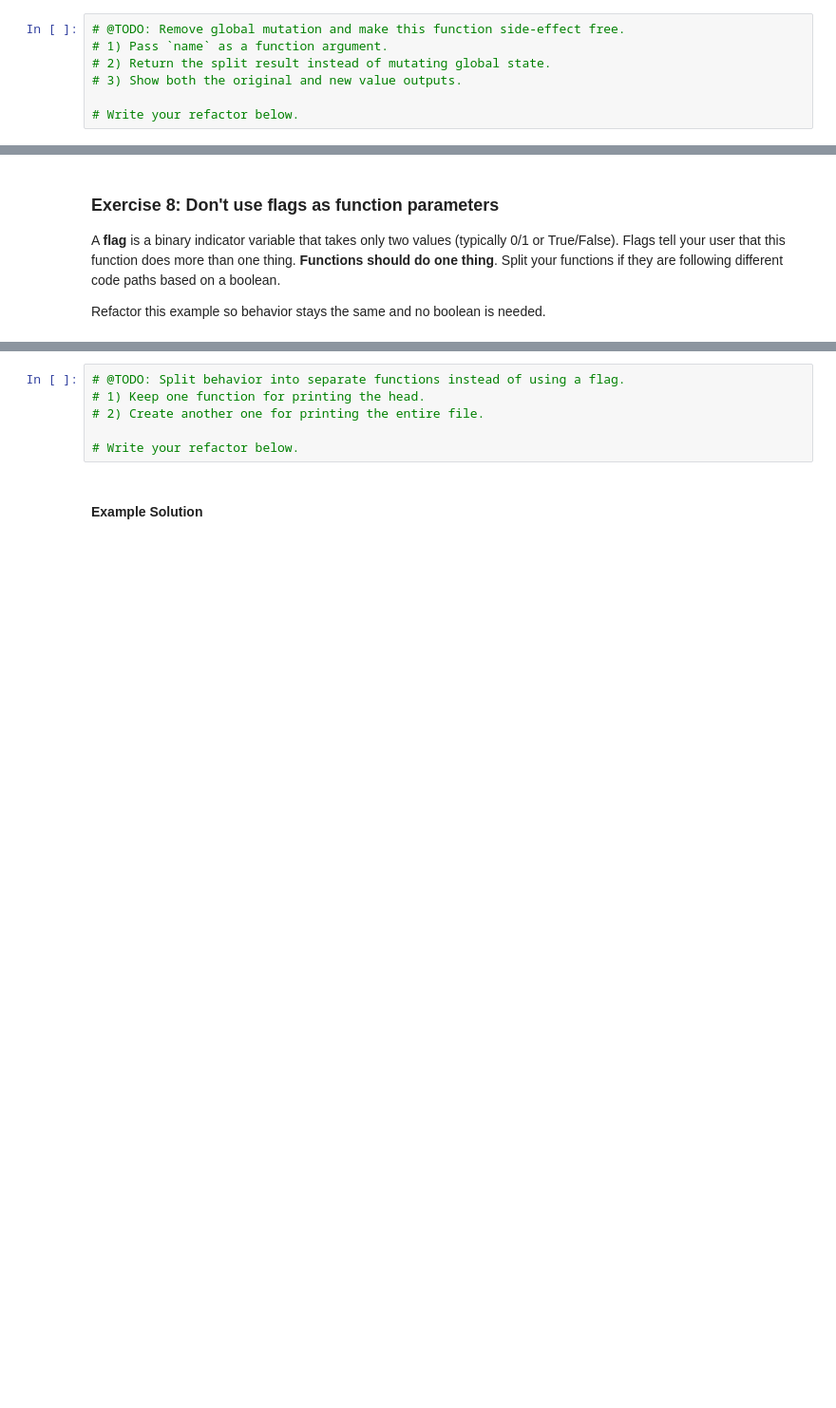
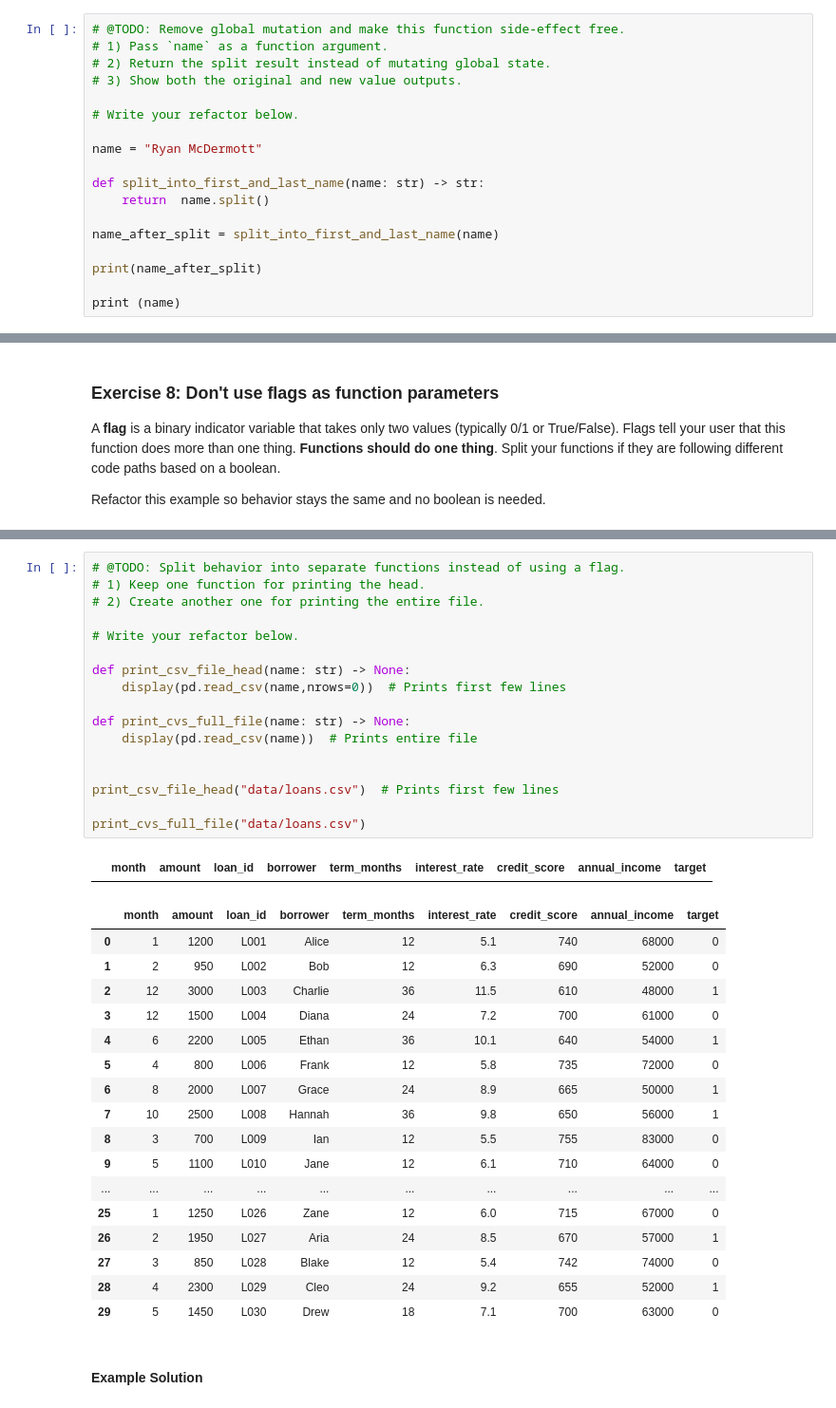
Before and after one commit to DNMRao/ML_refractering_OOP, a Jupyter notebook: 02-refactoring-functions.ipynb, the cells around one changed output, grey strips where cells are left out. Shown at 95% size. Saved outputs shown, nothing was run; the diff lists cells and outputs as text; blank space fills up the shorter version.

```diff
--- a/02-refactoring-functions.ipynb
+++ b/02-refactoring-functions.ipynb
@@ -302,3 +420,14 @@ except TypeError as type_error:
 # 3) Show both the original and new value outputs.
 
 # Write your refactor below.
+
+name = "Ryan McDermott"
+
+def split_into_first_and_last_name(name: str) -> str:
+    return  name.split()
+
+name_after_split = split_into_first_and_last_name(name)
+
+print(name_after_split)
+
+print (name)
@@ -417,9 +610,39 @@ read_csv_file("data/loans.csv", head=True)  # Prints first few lines
 # %%
 # @TODO: Split behavior into separate functions instead of using a flag.
 # 1) Keep one function for printing the head.
 # 2) Create another one for printing the entire file.
 
 # Write your refactor below.
+
+def print_csv_file_head(name: str) -> None:
+    display(pd.read_csv(name,nrows=0))  # Prints first few lines
+
+def print_cvs_full_file(name: str) -> None:
+    display(pd.read_csv(name))  # Prints entire file
+
+
+print_csv_file_head("data/loans.csv")  # Prints first few lines
+
+print_cvs_full_file("data/loans.csv")
+# %% [output]
+|  | month | amount | loan_id | borrower | term_months | interest_rate | credit_score | annual_income | target |
+|  | month | amount | loan_id | borrower | term_months | interest_rate | credit_score | annual_income | target |
+| 0 | 1 | 1200 | L001 | Alice | 12 | 5.1 | 740 | 68000 | 0 |
+| 1 | 2 | 950 | L002 | Bob | 12 | 6.3 | 690 | 52000 | 0 |
+| 2 | 12 | 3000 | L003 | Charlie | 36 | 11.5 | 610 | 48000 | 1 |
+| 3 | 12 | 1500 | L004 | Diana | 24 | 7.2 | 700 | 61000 | 0 |
+| 4 | 6 | 2200 | L005 | Ethan | 36 | 10.1 | 640 | 54000 | 1 |
+| 5 | 4 | 800 | L006 | Frank | 12 | 5.8 | 735 | 72000 | 0 |
+| 6 | 8 | 2000 | L007 | Grace | 24 | 8.9 | 665 | 50000 | 1 |
+| 7 | 10 | 2500 | L008 | Hannah | 36 | 9.8 | 650 | 56000 | 1 |
+| 8 | 3 | 700 | L009 | Ian | 12 | 5.5 | 755 | 83000 | 0 |
+| 9 | 5 | 1100 | L010 | Jane | 12 | 6.1 | 710 | 64000 | 0 |
+| ... | ... | ... | ... | ... | ... | ... | ... | ... | ... |
+| 25 | 1 | 1250 | L026 | Zane | 12 | 6.0 | 715 | 67000 | 0 |
+| 26 | 2 | 1950 | L027 | Aria | 24 | 8.5 | 670 | 57000 | 1 |
+| 27 | 3 | 850 | L028 | Blake | 12 | 5.4 | 742 | 74000 | 0 |
+| 28 | 4 | 2300 | L029 | Cleo | 24 | 9.2 | 655 | 52000 | 1 |
+| 29 | 5 | 1450 | L030 | Drew | 18 | 7.1 | 700 | 63000 | 0 |
 # %% [markdown]
 #### Example Solution
 # %%
```
Also changed, not shown: parts of 28 cells of this notebook.
